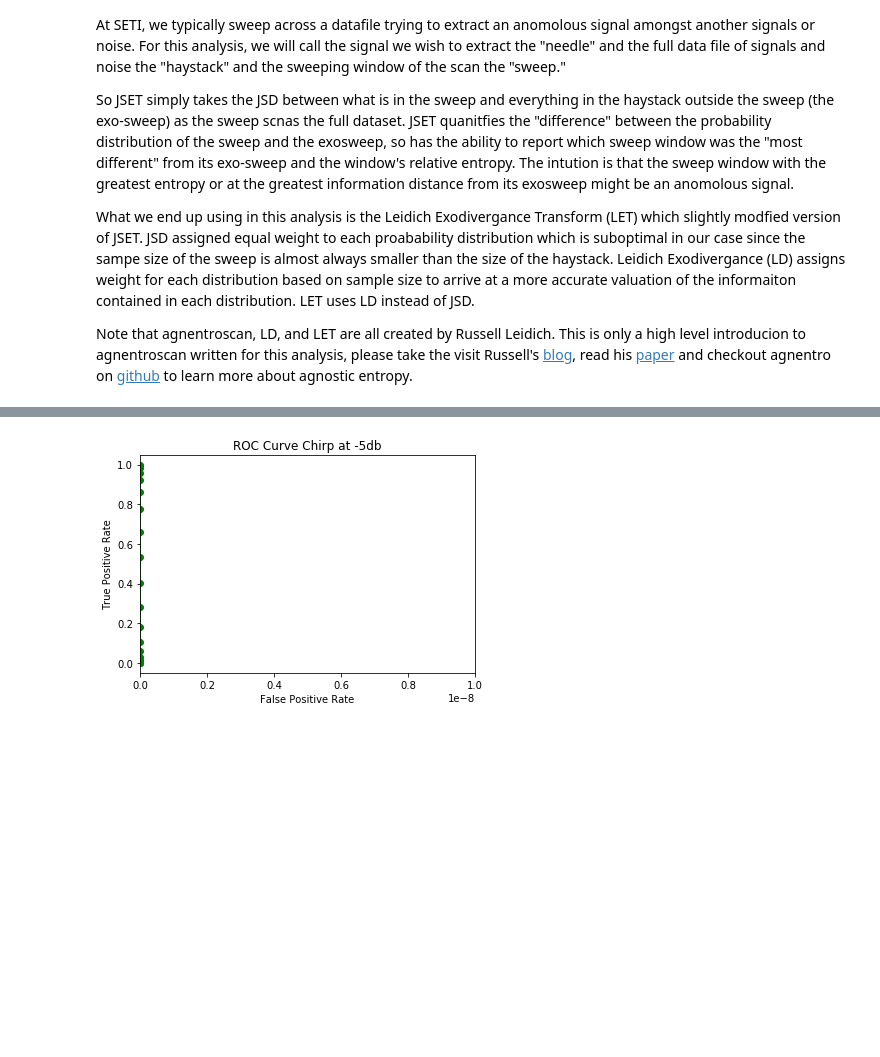
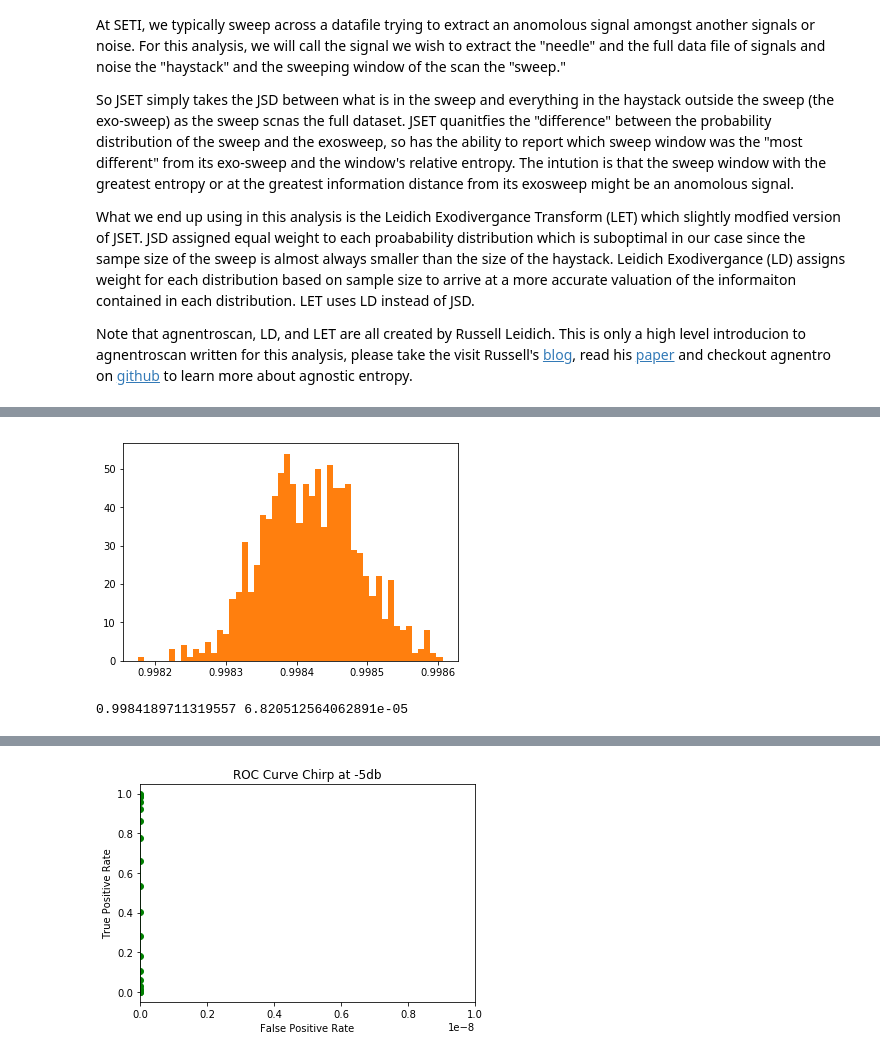
Before and after one commit to chitwankaudan/entropydetection, a Jupyter notebook: Entropy Analysis Writeup.ipynb, the cells around one changed output, grey strips where cells are left out. Saved outputs shown, nothing was run; the diff lists cells and outputs as text; code cells hidden in the pictures; blank space fills up the shorter version.

```diff
--- a/Entropy Analysis Writeup.ipynb
+++ b/Entropy Analysis Writeup.ipynb
@@ -82,3 +105,7 @@ max_noise = df.loc[df.NeedleType =='noise']['norm_entropy'].max()
 mu_sine, std_sine = norm.fit(sine_dist)
 mu_chirp, std_chirp = norm.fit(chirp_dist)
 mu_noise, std_noise = norm.fit(noise_dist)
+# %%
+sine_yvals, xvals = plt.hist(sine_dist, bins=50)[0], plt.hist(sine_dist, bins=50)[1]
+# %% [output]
+[figure, added]
@@ -84,0 +114,4 @@ mu_noise, std_noise = norm.fit(noise_dist)
+# %%
+print(mu_sine, std_sine)
+# %% [output]
+0.9984189711319557 6.820512564062891e-05
```
Also changed, not shown: parts of 13 cells of this notebook, 1 other file.
